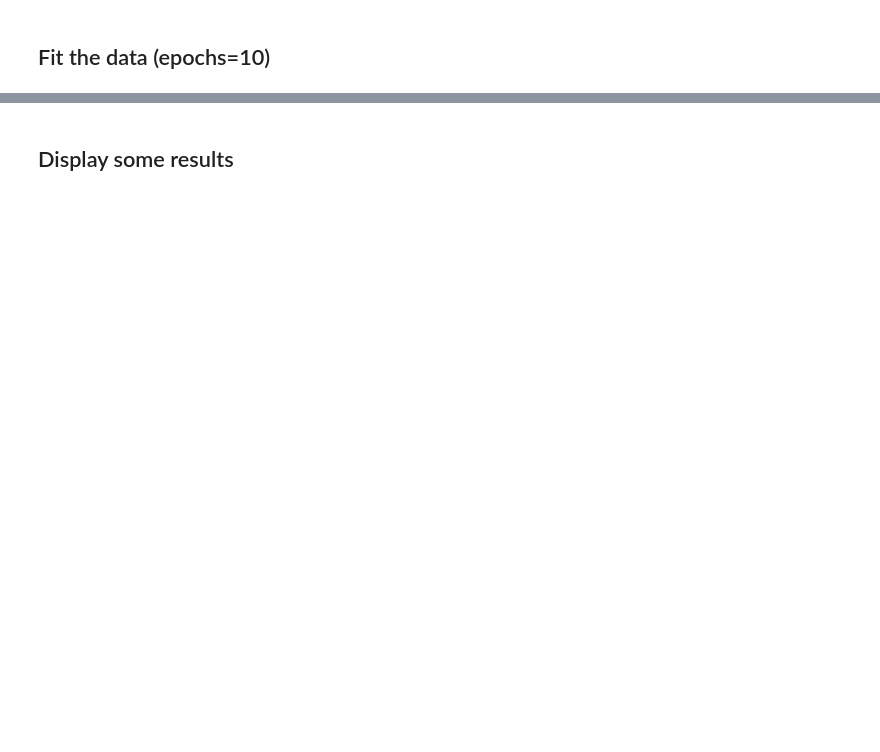
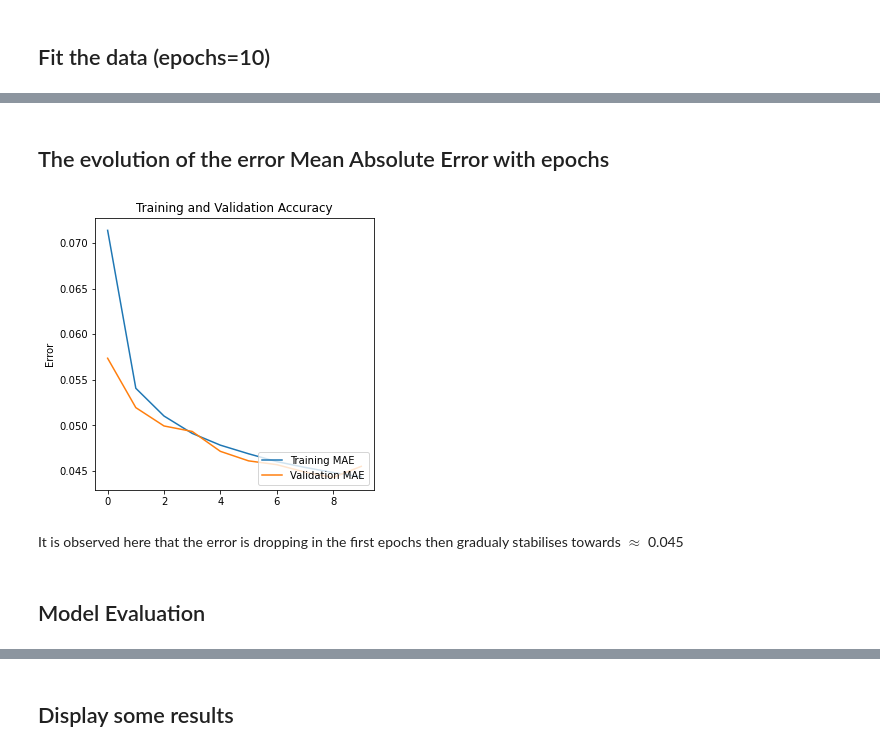
Before and after one commit to lougau92/Autoencoder-for-image-coloring, a Jupyter notebook: notebook.ipynb, the cells around one changed output, grey strips where cells are left out. Saved outputs shown, nothing was run; the diff lists cells and outputs as text; code cells hidden in the pictures; blank space fills up the shorter version.

```diff
--- a/notebook.ipynb
+++ b/notebook.ipynb
@@ -118,0 +131,33 @@ Epoch 10/10
+# %%
+def plot_training_curves(acc, val_acc, loss = None, val_loss = None, ft = False):
+
+  plt.figure(figsize=(5, 5))
+#   plt.subplot(2, 1, 1)
+  plt.title("Train and validation MAE over the epochs")
+  plt.plot(acc, label='Training MAE')
+  plt.plot(val_acc, label='Validation MAE')
+  plt.legend(loc='lower right')
+  plt.ylabel('Error')
+  plt.title('Training and Validation Accuracy')
+
+#   plt.subplot(2, 1, 2)
+#   plt.plot(loss, label='Training Loss')
+#   plt.plot(val_loss, label='Validation Loss')
+#   plt.legend(loc='upper right')
+#   plt.ylabel('Cross Entropy')
+#   plt.title('Training and Validation Loss')
+#   plt.xlabel('epoch')
+  plt.show()
+# %% [markdown]
+## The evolution of the error Mean Absolute Error with epochs
+# %%
+mae = history.history['mean_absolute_error']
+val_mae = history.history['val_mean_absolute_error']
+
+plot_training_curves(mae, val_mae)
+# %% [output]
+[figure, added]
+# %% [markdown]
+It is observed here that the error is dropping in the first epochs then gradualy stabilises towards $\approx$ 0.045
+# %% [markdown]
+## Model Evaluation
```
Also changed, not shown: parts of 19 cells of this notebook.
